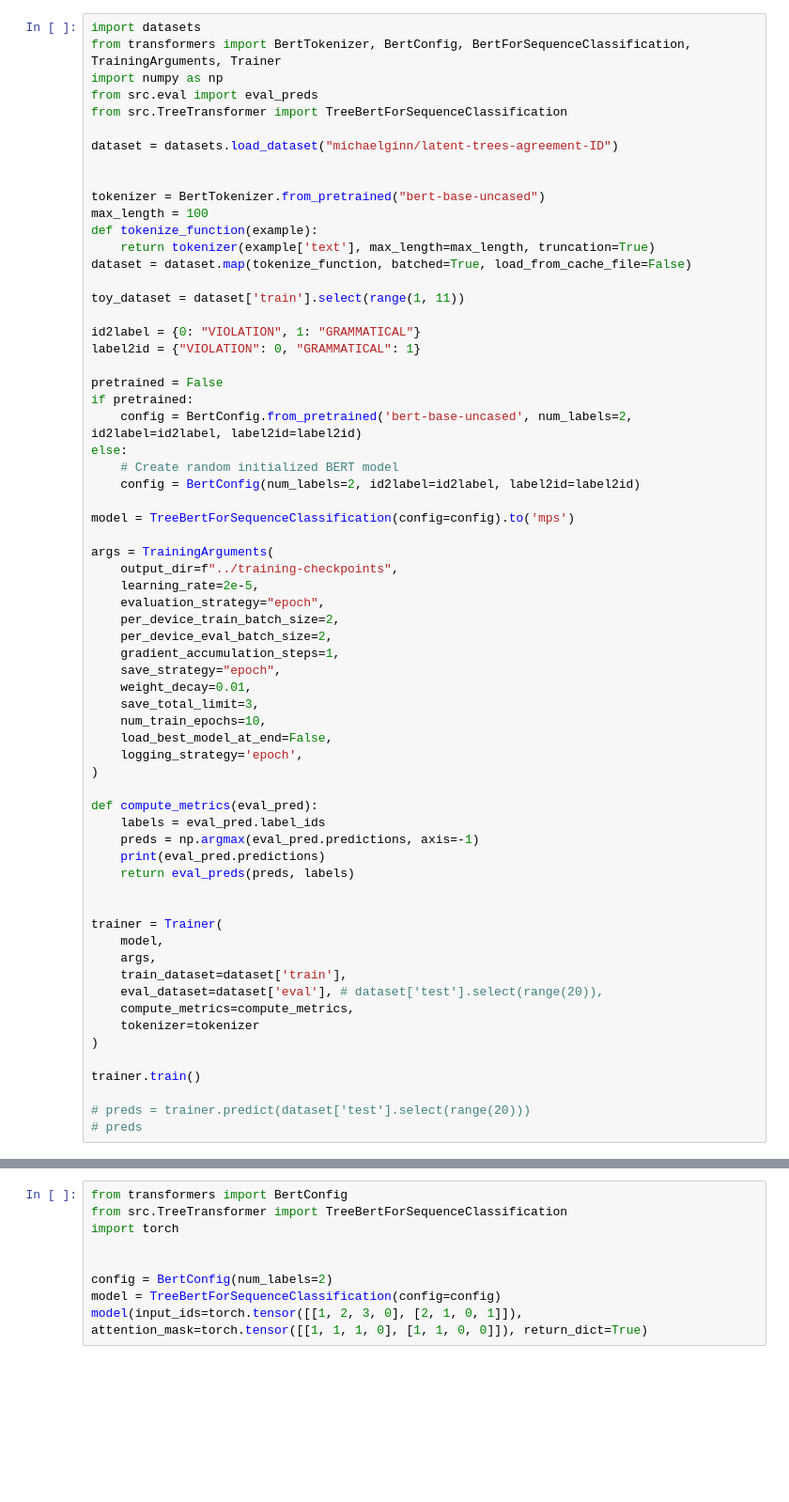
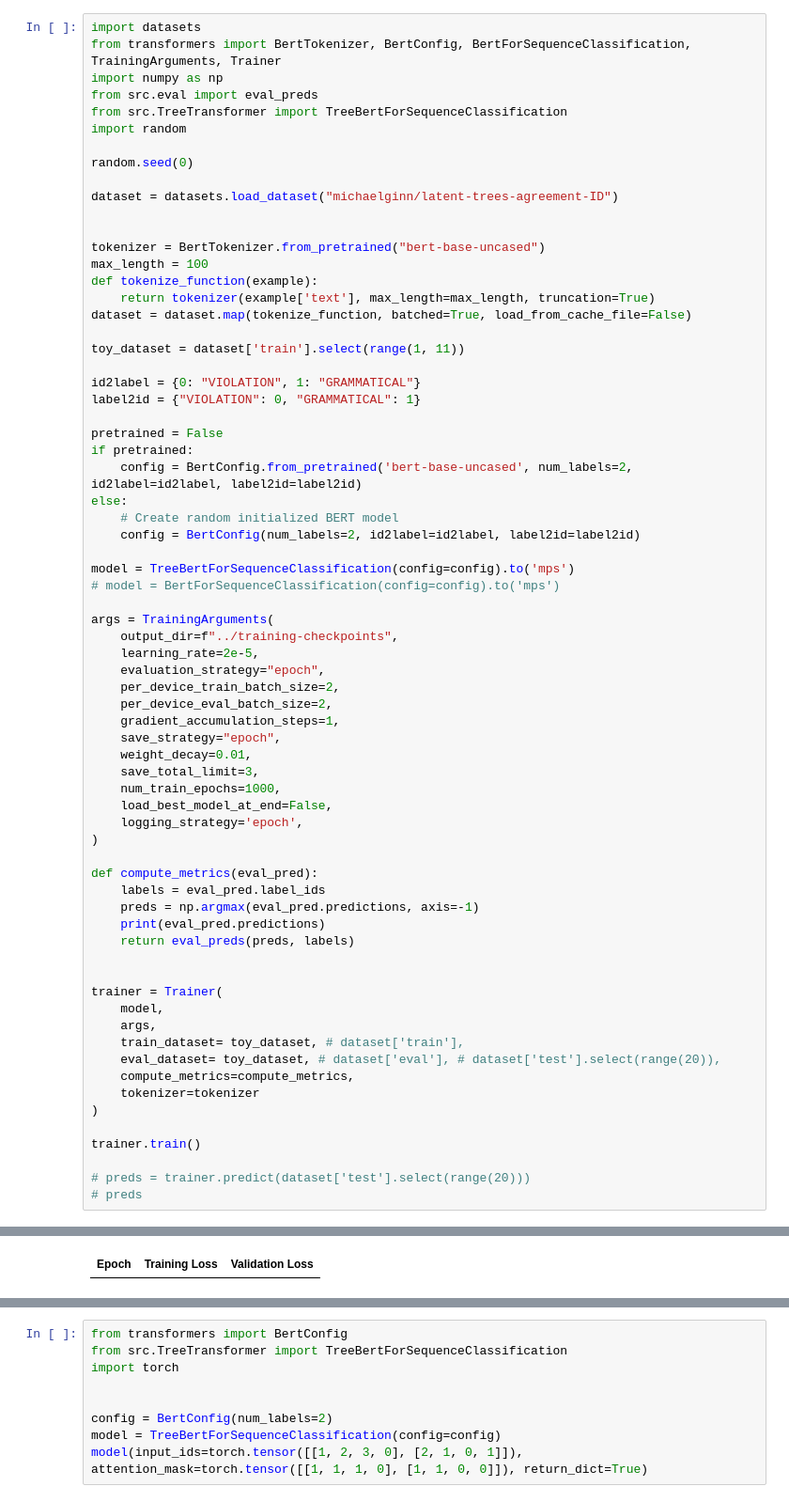
Before and after one commit to michaelpginn/latent-trees, a Jupyter notebook: test.ipynb, the cells around one changed output, grey strips where cells are left out. Shown at 94% size. Cells and saved outputs as stored; diff of their text form; blank space fills up the shorter version.

```diff
--- a/test.ipynb
+++ b/test.ipynb
@@ -4,6 +4,9 @@ from transformers import BertTokenizer, BertConfig, BertForSequenceClassificatio
 import numpy as np
 from src.eval import eval_preds
 from src.TreeTransformer import TreeBertForSequenceClassification
+import random
+
+random.seed(0)
 
 dataset = datasets.load_dataset("michaelginn/latent-trees-agreement-ID")
 
@@ -27,6 +30,7 @@ else:
     config = BertConfig(num_labels=2, id2label=id2label, label2id=label2id)
 
 model = TreeBertForSequenceClassification(config=config).to('mps')
+# model = BertForSequenceClassification(config=config).to('mps')
 
 args = TrainingArguments(
     output_dir=f"../training-checkpoints",
@@ -38,7 +42,7 @@ args = TrainingArguments(
     save_strategy="epoch",
     weight_decay=0.01,
     save_total_limit=3,
-    num_train_epochs=10,
+    num_train_epochs=1000,
     load_best_model_at_end=False,
     logging_strategy='epoch',
 )
@@ -53,8 +57,8 @@ def compute_metrics(eval_pred):
 trainer = Trainer(
     model,
     args,
-    train_dataset=dataset['train'],
-    eval_dataset=dataset['eval'], # dataset['test'].select(range(20)),
+    train_dataset= toy_dataset, # dataset['train'],
+    eval_dataset= toy_dataset, # dataset['eval'], # dataset['test'].select(range(20)),
     compute_metrics=compute_metrics,
     tokenizer=tokenizer
 )
@@ -76,0 +79 @@ torch.Size([13, 13])
+| Epoch | Training Loss | Validation Loss |
```
Also changed, not shown: parts of 2 cells of this notebook, 3 other files.
